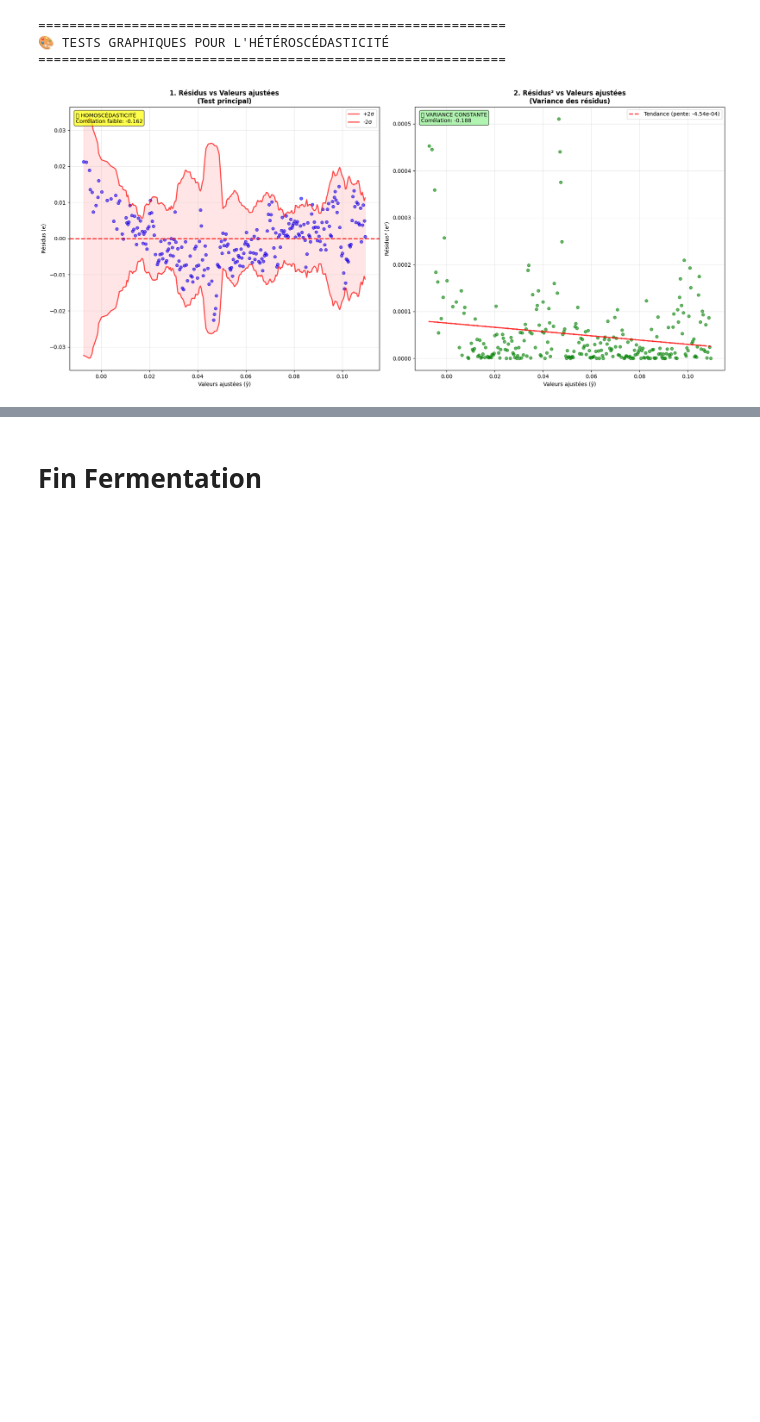
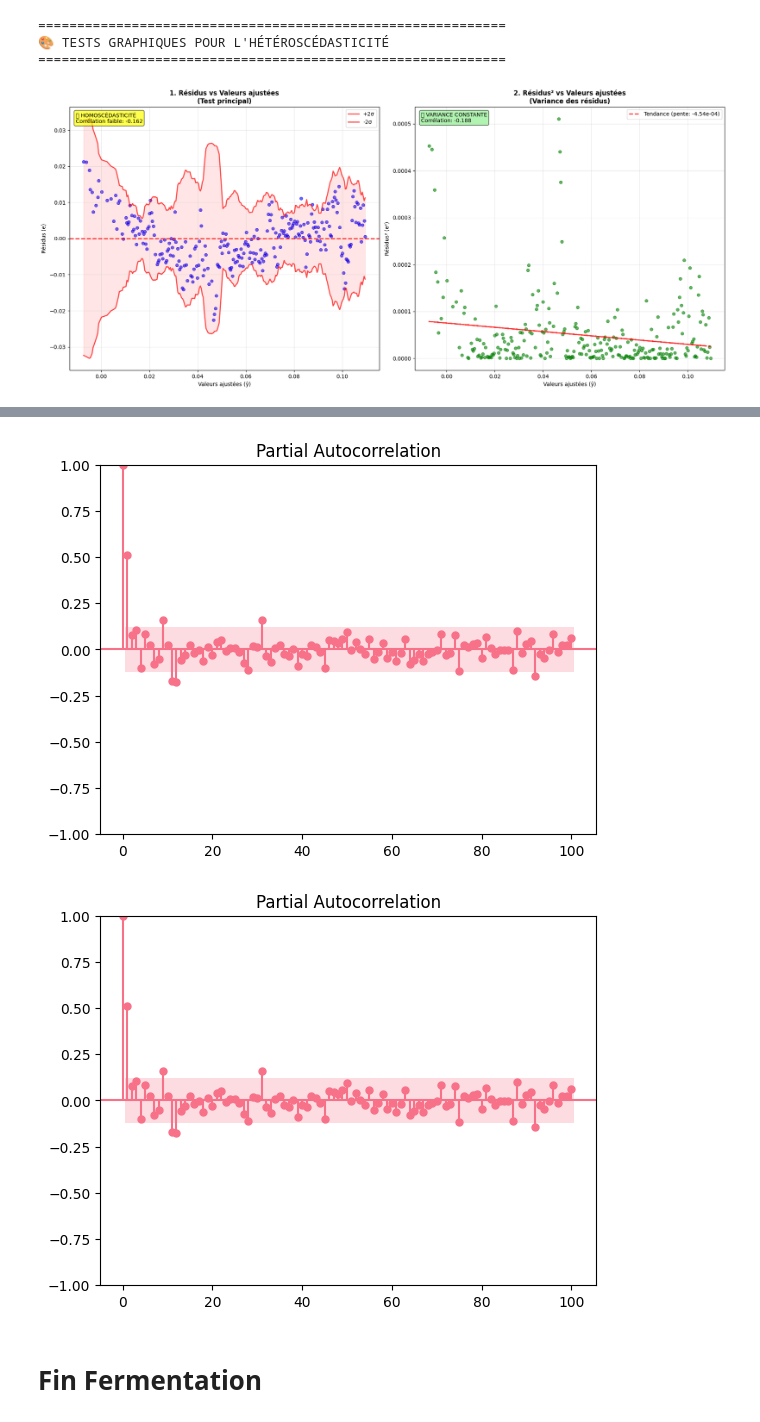
Before and after one commit to bigirimanainnocent12/Regresion_lineaire, a Jupyter notebook: CODE_RAPPORT_DE_STAGE.ipynb, the cells around one changed output, grey strips where cells are left out. Saved outputs shown, nothing was run; the diff lists cells and outputs as text; code cells hidden in the pictures; blank space fills up the shorter version.

```diff
--- a/CODE_RAPPORT_DE_STAGE.ipynb
+++ b/CODE_RAPPORT_DE_STAGE.ipynb
@@ -566,3 +608,9 @@ plt.show()
+# %%
+from statsmodels.graphics.tsaplots import plot_pacf
+plot_pacf(mode.resid, lags=100)
+# %% [output]
+[figure, added]
+[figure, added]
 # %% [markdown]
 # **Fin Fermentation**
 # %%
```
Also changed, not shown: parts of 6 cells of this notebook.
